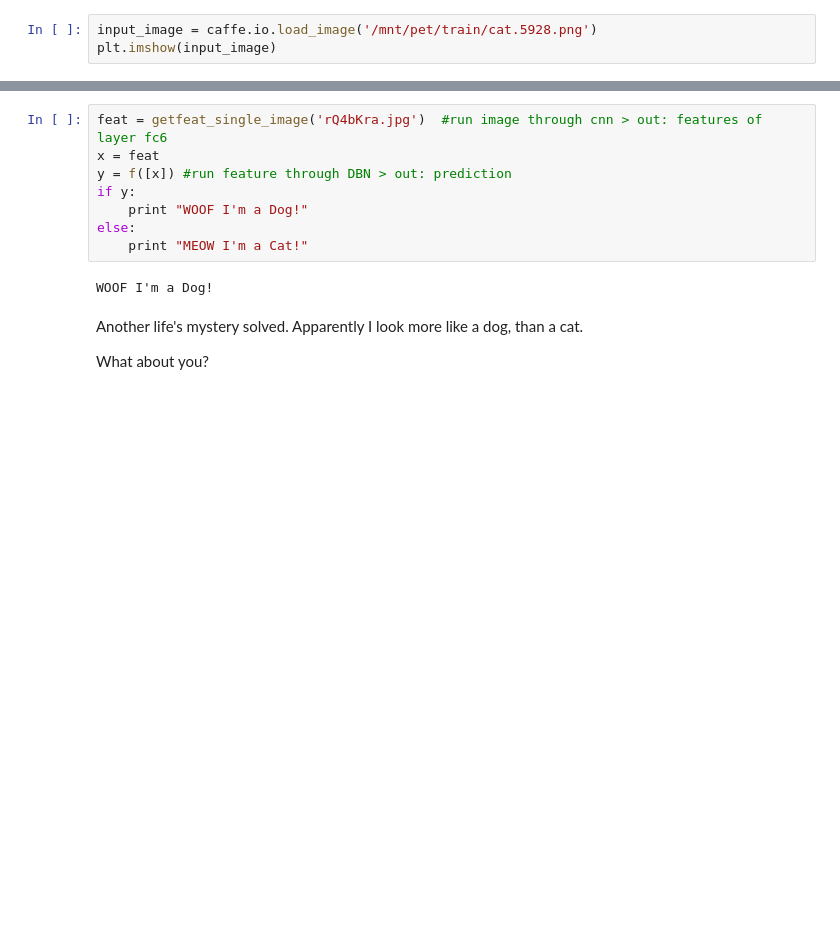
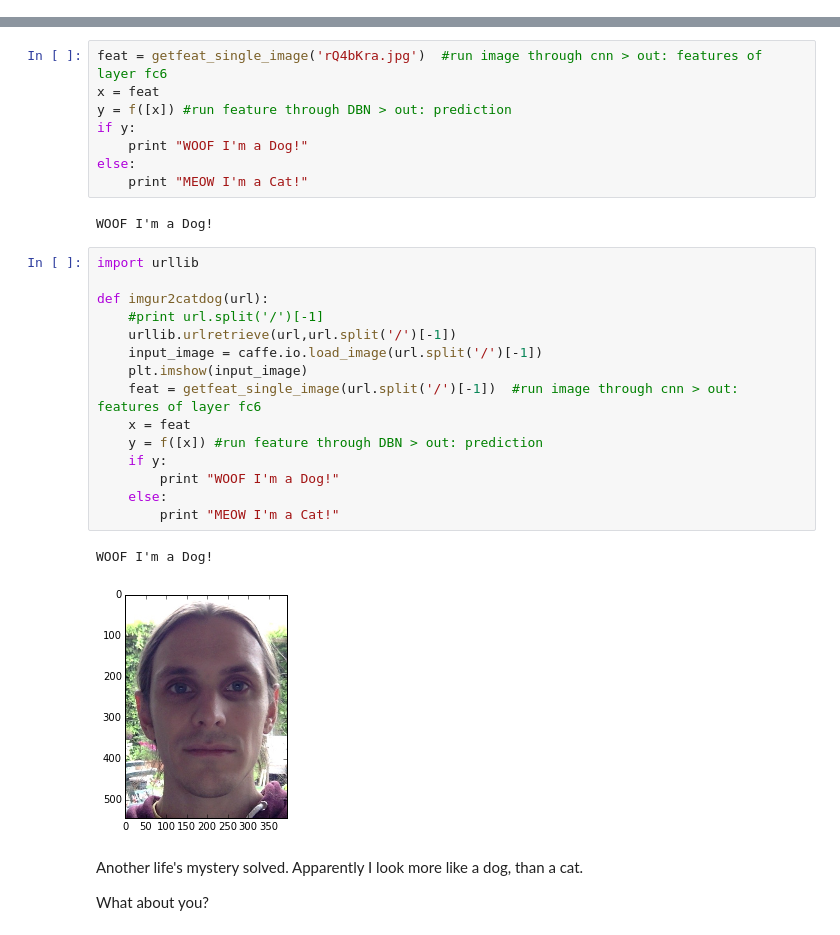
Before and after one commit to graphific/DL-Meetup-intro, a Jupyter notebook: PyConSe15-cat-vs-dog.ipynb, the cells around one changed output, grey strips where cells are left out. Drawn from its saved outputs; the diff is of its cells as text; blank space fills up the shorter version.

```diff
--- a/PyConSe15-cat-vs-dog.ipynb
+++ b/PyConSe15-cat-vs-dog.ipynb
@@ -735,3 +727,0 @@ for i,name in enumerate(filenames):
-# %%
-input_image = caffe.io.load_image('/mnt/pet/train/cat.5928.png')
-plt.imshow(input_image)
@@ -775,6 +760,24 @@ else:
     print "MEOW I'm a Cat!"
 # %% [output]
 WOOF I'm a Dog!
+# %%
+import urllib
+
+def imgur2catdog(url):
+    #print url.split('/')[-1]
+    urllib.urlretrieve(url,url.split('/')[-1])
+    input_image = caffe.io.load_image(url.split('/')[-1])
+    plt.imshow(input_image)
+    feat = getfeat_single_image(url.split('/')[-1])  #run image through cnn > out: features of layer fc6
+    x = feat
+    y = f([x]) #run feature through DBN > out: prediction
+    if y:
+        print "WOOF I'm a Dog!"
+    else:
+        print "MEOW I'm a Cat!"
+# %% [output]
+WOOF I'm a Dog!
+[figure, added]
 # %% [markdown]
 Another life's mystery solved. Apparently I look more like a dog, than a cat.
 
```
Also changed, not shown: parts of 4 cells of this notebook.
